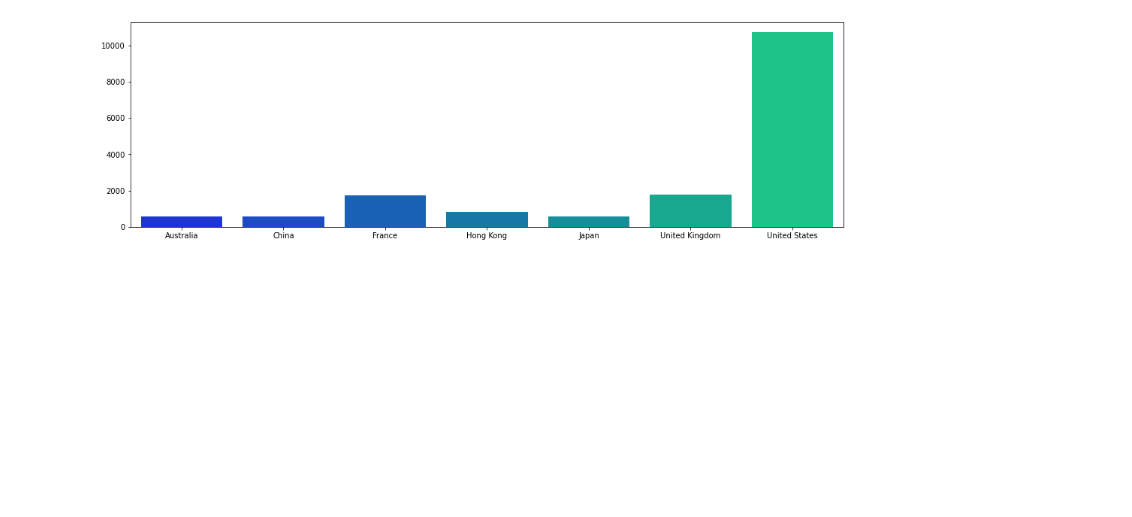
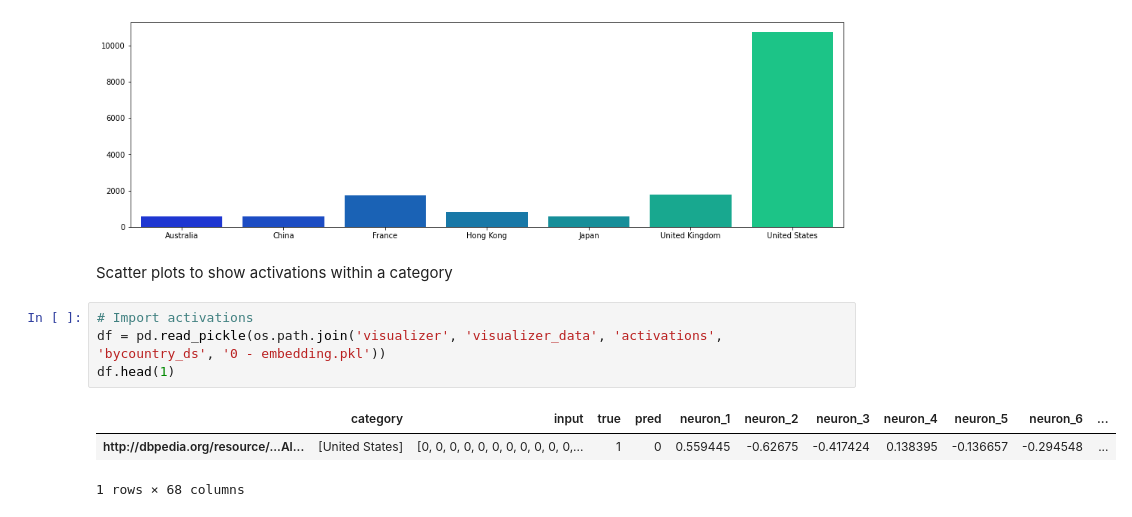
Before and after one commit to MHaurel/nn-concept-interpreter, a Jupyter notebook: Rapport-schémas.ipynb, the cells around one changed output. Drawn from its saved outputs; the diff is of its cells as text; blank space fills up the shorter version.

```diff
--- a/Rapport-schémas.ipynb
+++ b/Rapport-schémas.ipynb
@@ -76,3 +77,13 @@ sns.barplot(x=cats, y=numbers, palette='winter')
 plt.show()
 # %% [output]
 [figure]
+# %% [markdown]
+Scatter plots to show activations within a category
+# %%
+# Import activations
+df = pd.read_pickle(os.path.join('visualizer', 'visualizer_data', 'activations', 'bycountry_ds', '0 - embedding.pkl'))
+df.head(1)
+# %% [output]
+|  | category | input | true | pred | neuron_1 | neuron_2 | neuron_3 | neuron_4 | neuron_5 | neuron_6 | ... |
+| http://dbpedia.org/resource/...Al... | [United States] | [0, 0, 0, 0, 0, 0, 0, 0, 0, 0, 0,... | 1 | 0 | 0.559445 | -0.62675 | -0.417424 | 0.138395 | -0.136657 | -0.294548 | ... |
+1 rows × 68 columns
```
Also changed, not shown: parts of 2 cells of this notebook, 9 other files.
